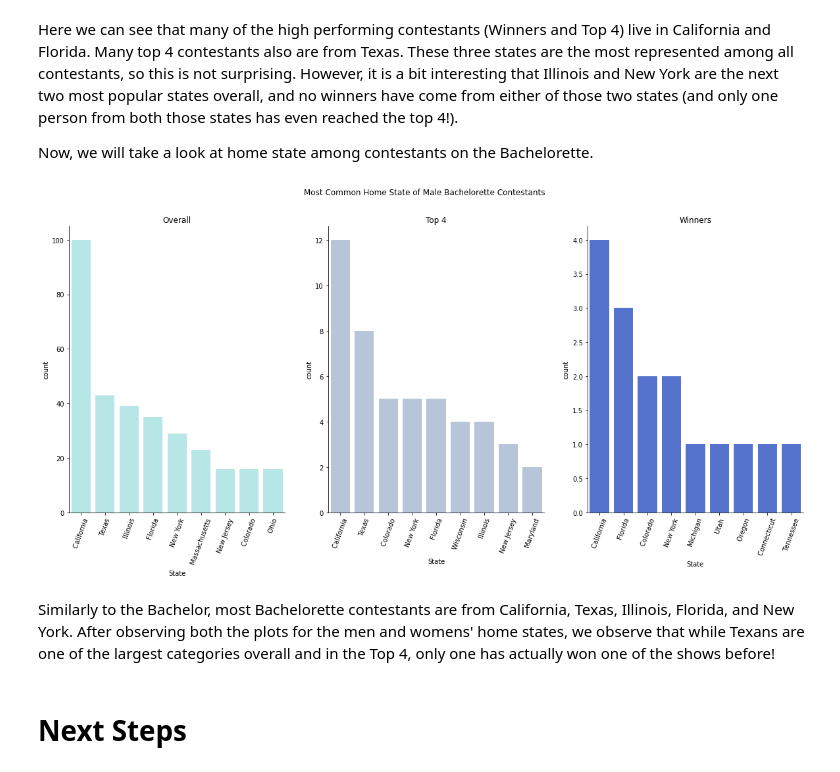
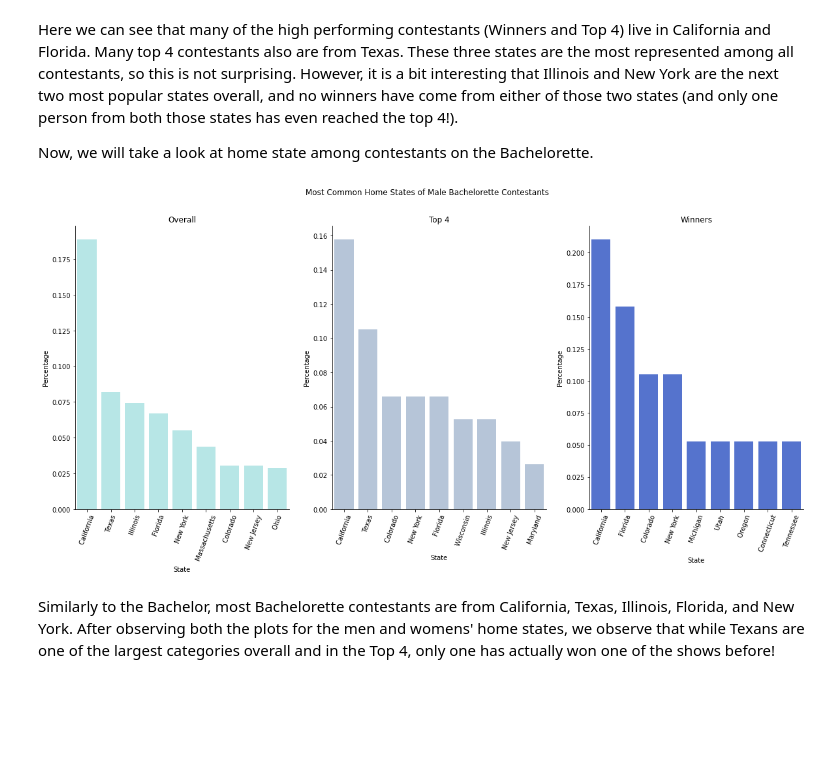
Before and after one commit to melissamelton/BachelorAnalysis, a Jupyter notebook: TheBachelorAnalysis_GSB521.ipynb, the cells around one changed output. Saved outputs shown, nothing was run; the diff lists cells and outputs as text; code cells hidden in the pictures; blank space fills up the shorter version.

```diff
--- a/TheBachelorAnalysis_GSB521.ipynb
+++ b/TheBachelorAnalysis_GSB521.ipynb
@@ -514,0 +569,17 @@ Another potential predictor variable we wanted to analyze is Home State of the H
+# %%
+#creating new df to normalize State Data for all subgroups for men on Bachelorette
+
+norm_state_all_2 = contestants_df2['State'].value_counts()
+norm_state_all_2 = norm_state_all_2.reset_index(name='count')
+norm_state_all_2['Percentage'] = norm_state_all_2['count']/norm_state_all_2['count'].sum()
+#print(norm_state_all)
+
+norm_state_4_2 = top4_df2['State'].value_counts()
+norm_state_4_2 = norm_state_4_2.reset_index(name='count')
+norm_state_4_2['Percentage'] = norm_state_4_2['count']/norm_state_4_2['count'].sum()
+#print(norm_state_4)
+
+norm_state_win_2 = winners_df2['State'].value_counts()
+norm_state_win_2 = norm_state_win_2.reset_index(name='count')
+norm_state_win_2['Percentage'] = norm_state_win_2['count']/norm_state_win_2['count'].sum()
+#print(norm_state_win)
@@ -543,28 +619,29 @@ Now, we will take a look at home state among contestants on the Bachelorette.
 # %%
 #Popular home states for Overall, Winners, and Top 4: The Bachelorette
 fig, axes = plt.subplots(nrows = 1, ncols = 3, figsize = (20,8))
 
-order_overall2 = contestants_df2["State"].value_counts().iloc[:9].index
-order_top4_2 = top4_df2["State"].value_counts().iloc[:9].index
-order_winners2 = winners_df2["State"].value_counts().iloc[:9].index
+order_overall2 = norm_state_all_2['index'].iloc[:9]
+order_top4_2 = norm_state_4_2['index'].iloc[:9]
+order_winners2 = norm_state_win_2['index'].iloc[:9]
 
-sns.countplot(x = contestants_df2["State"], color="paleturquoise", ax = axes[0],
+sns.barplot(x = norm_state_all_2["index"], y = norm_state_all_2["Percentage"], color="paleturquoise", ax = axes[0],
               order=order_overall2).set(title="Overall")
 axes[0].set_xticklabels(order_overall2, rotation = 70)
+axes[0].set_xlabel("State")
 
-sns.countplot(x = top4_df2["State"], color="lightsteelblue", ax = axes[1],
+sns.barplot(x = norm_state_4_2["index"], y = norm_state_4_2["Percentage"], color="lightsteelblue", ax = axes[1],
               order=order_top4_2).set(title="Top 4")
 axes[1].set_xticklabels(order_top4_2, rotation = 70)
+axes[1].set_xlabel("State")
 
-sns.countplot(x = winners_df2["State"], color="royalblue", ax = axes[2],
+sns.barplot(x = norm_state_win_2["index"], y = norm_state_win_2["Percentage"], color="royalblue", ax = axes[2],
               order=order_winners2).set(title="Winners")
 axes[2].set_xticklabels(order_winners2, rotation = 70)
+axes[2].set_xlabel("State")
 
-fig.suptitle('Most Common Home State of Male Bachelorette Contestants')
+fig.suptitle('Most Common Home States of Male Bachelorette Contestants')
 sns.despine()
 # %% [output]
-[figure, old version]
+[figure, new version]
 # %% [markdown]
 Similarly to the Bachelor, most Bachelorette contestants are from California, Texas, Illinois, Florida, and New York. After observing both the plots for the men and womens' home states, we observe that while Texans are one of the largest categories overall and in the Top 4, only one has actually won one of the shows before!
-# %% [markdown]
-# Next Steps
```
Also changed, not shown: parts of 90 cells of this notebook.
